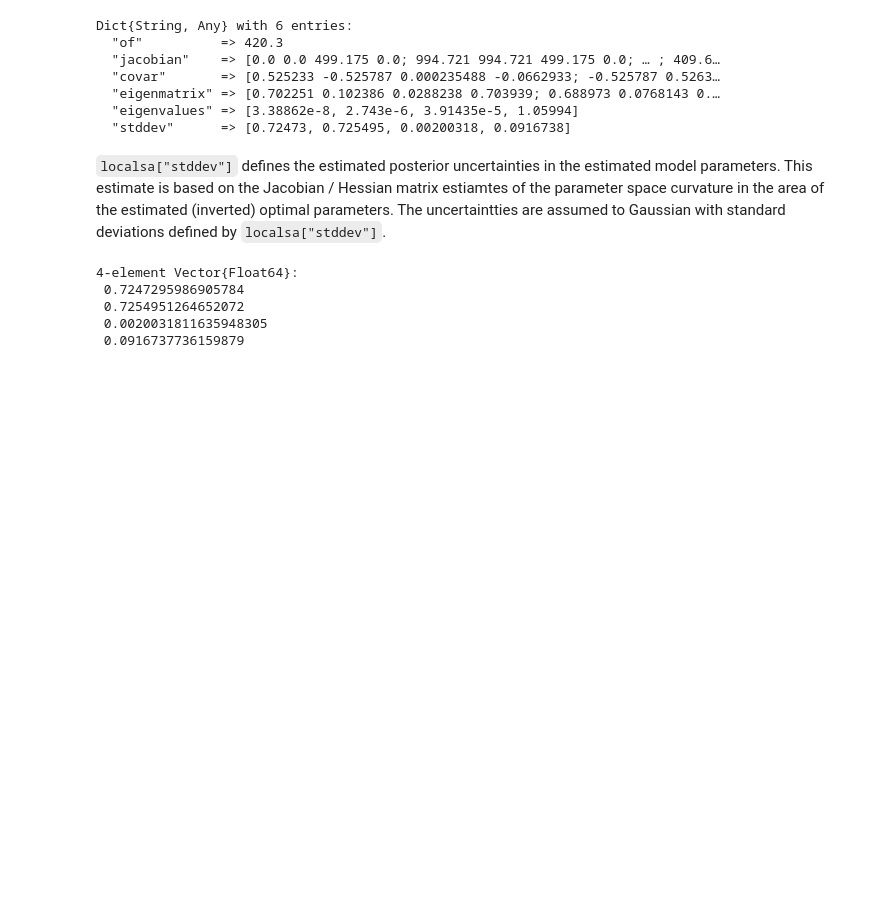
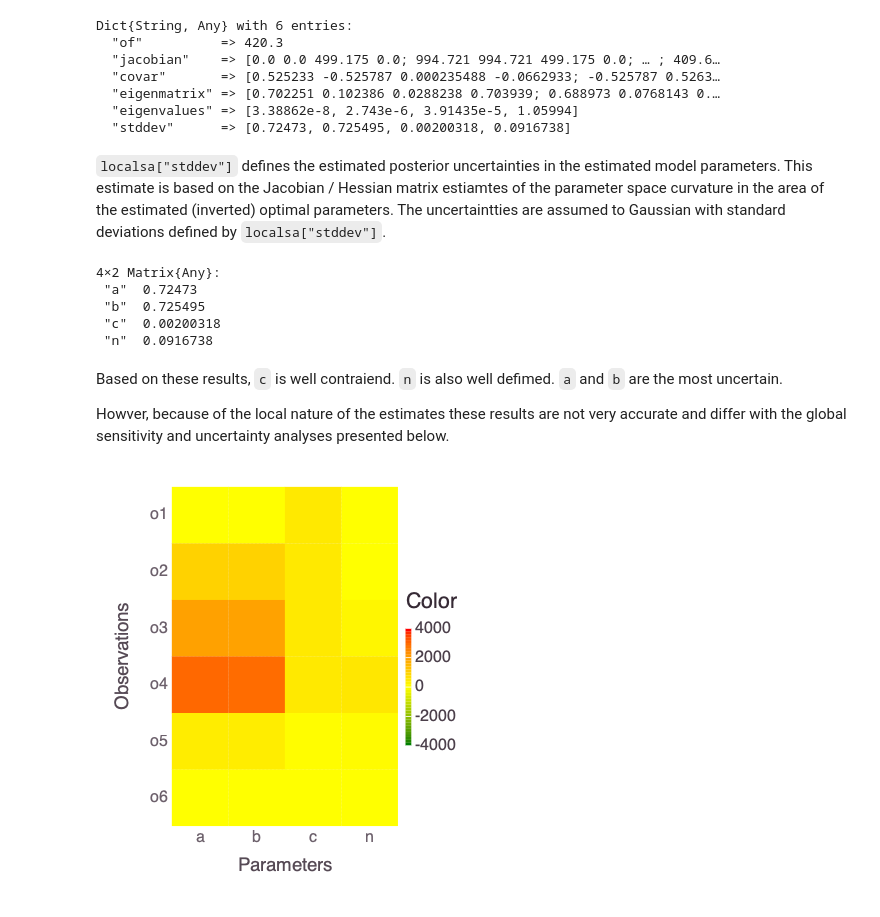
Before and after one commit to madsjulia/Mads.jl, a Jupyter notebook: notebooks/model_diagnostics/model_diagnostics.ipynb, the cells around one changed output. Cells and saved outputs as stored; diff of their text form; code cells hidden in the pictures; blank space fills up the shorter version.

Commit message:
model_diagnostics

```diff
--- a/notebooks/model_diagnostics/model_diagnostics.ipynb
+++ b/notebooks/model_diagnostics/model_diagnostics.ipynb
@@ -159,11 +253,19 @@ Dict{String, Any} with 6 entries:
 `localsa["stddev"]` defines the estimated posterior uncertainties in the estimated model parameters.
 This estimate is based on the Jacobian / Hessian matrix estiamtes of the parameter space curvature in the area of the estimated (inverted) optimal parameters.
 The uncertaintties are assumed to Gaussian with standard deviations defined by `localsa["stddev"]`.
-# %%
-localsa["stddev"]
-# %% [output]
-4-element Vector{Float64}:
- 0.7247295986905784
- 0.7254951264652072
- 0.0020031811635948305
- 0.0916737736159879
+# %%
+[Mads.getparamlabels(md) localsa["stddev"]]
+# %% [output]
+4×2 Matrix{Any}:
+ "a"  0.72473
+ "b"  0.725495
+ "c"  0.00200318
+ "n"  0.0916738
+# %% [markdown]
+Based on these results, `c` is well contraiend. `n` is also well defimed. `a` and `b` are the most uncertain.
+
+Howver, because of the local nature of the estimates these results are not very accurate and differ with the global  sensitivity and uncertainty analyses presented below.
+# %%
+Mads.display("model_diagnostics-jacobian.png")
+# %% [output]
+[figure, added]
```
Also changed, not shown: parts of 34 cells of this notebook, 4 other files.
